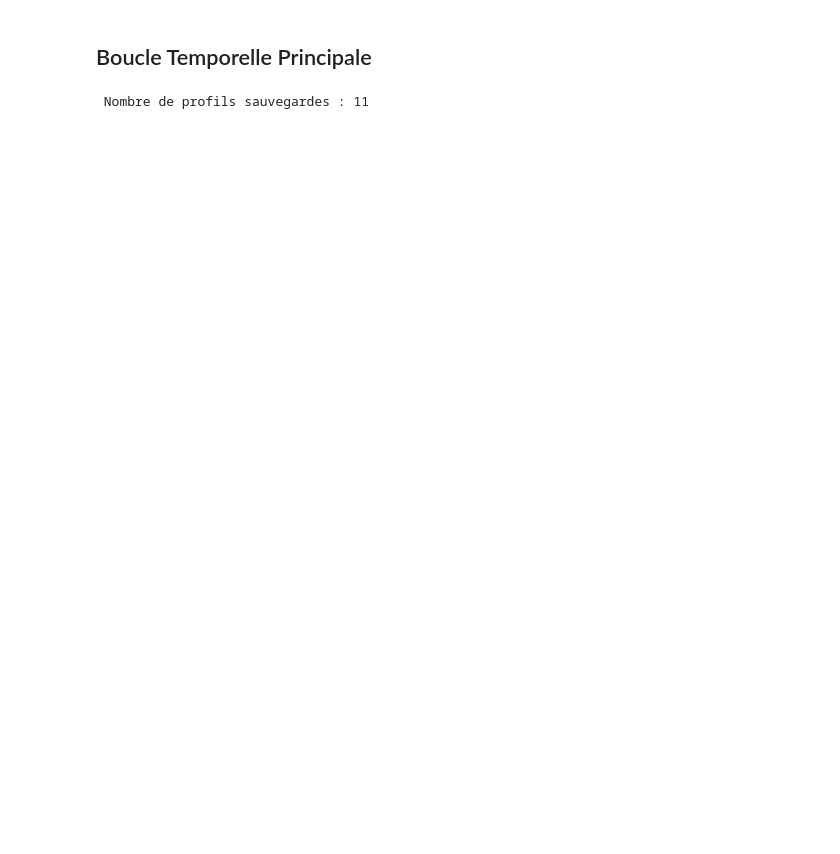
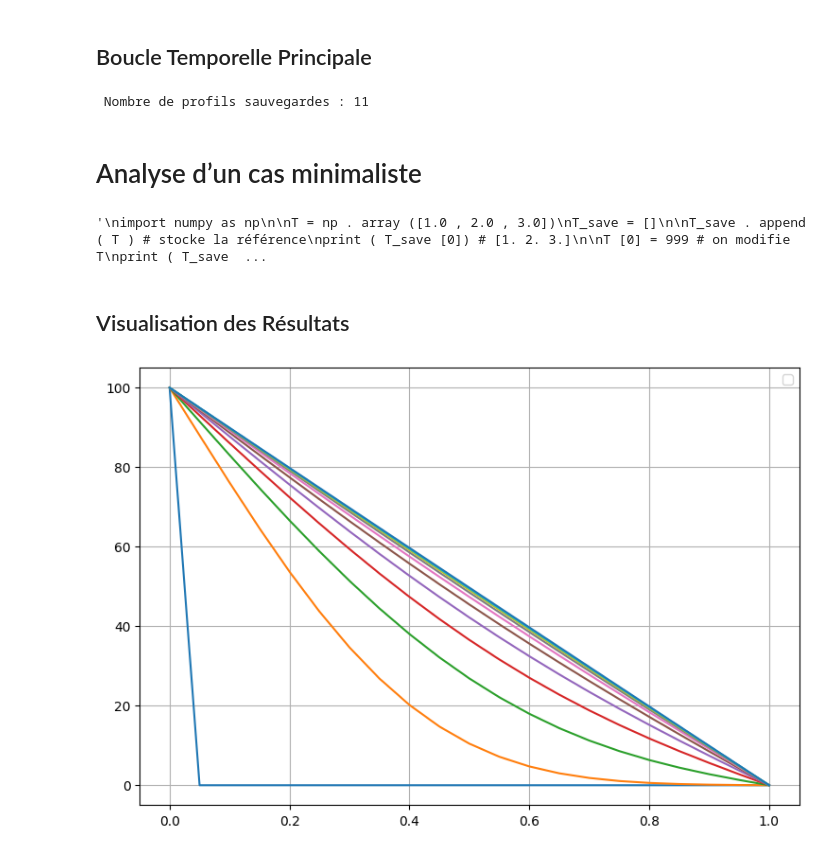
Before and after one commit to Amipha/outils-num, a Jupyter notebook: TP1.ipynb, the cells around one changed output. Cells and saved outputs as stored; diff of their text form; code cells hidden in the pictures; blank space fills up the shorter version.

```diff
--- a/TP1.ipynb
+++ b/TP1.ipynb
@@ -80,3 +80,38 @@ T_save = np . array ( T_save )
 print ( f" Nombre de profils sauvegardes : {len ( T_save )}")
 # %% [output]
  Nombre de profils sauvegardes : 11
+# %% [markdown]
+# Analyse d’un cas minimaliste
+# %%
+"""
+import numpy as np
+
+T = np . array ([1.0 , 2.0 , 3.0])
+T_save = []
+
+T_save . append ( T ) # stocke la référence
+print ( T_save [0]) # [1. 2. 3.]
+
+T [0] = 999 # on modifie T
+print ( T_save [0]) # [999. 2. 3.] modifié aussi !
+
+T_save . append ( T . copy () ) # stocke une copie indépendante
+T [0] = 999
+print ( T_save [0]) # [1. 2. 3.] inchangé
+"""
+# %% [output]
+'\nimport numpy as np\n\nT = np . array ([1.0 , 2.0 , 3.0])\nT_save = []\n\nT_save . append ( T ) # stocke la référence\nprint ( T_save [0]) # [1. 2. 3.]\n\nT [0] = 999 # on modifie T\nprint ( T_save  ...
+# %% [markdown]
+## Visualisation des Résultats
+# %%
+fig , ax = plt . subplots ( figsize =(9 , 6) )
+
+colors = cm . plasma ( np . linspace (0 , 1 , len ( T_save ) ) )
+for i in range(len(T_save)):
+    ax.plot(x,T_save[i])
+
+plt.grid()
+plt.legend()
+plt.show()
+# %% [output]
+[figure, added]
```
Also changed, not shown: parts of 1 cell of this notebook.
